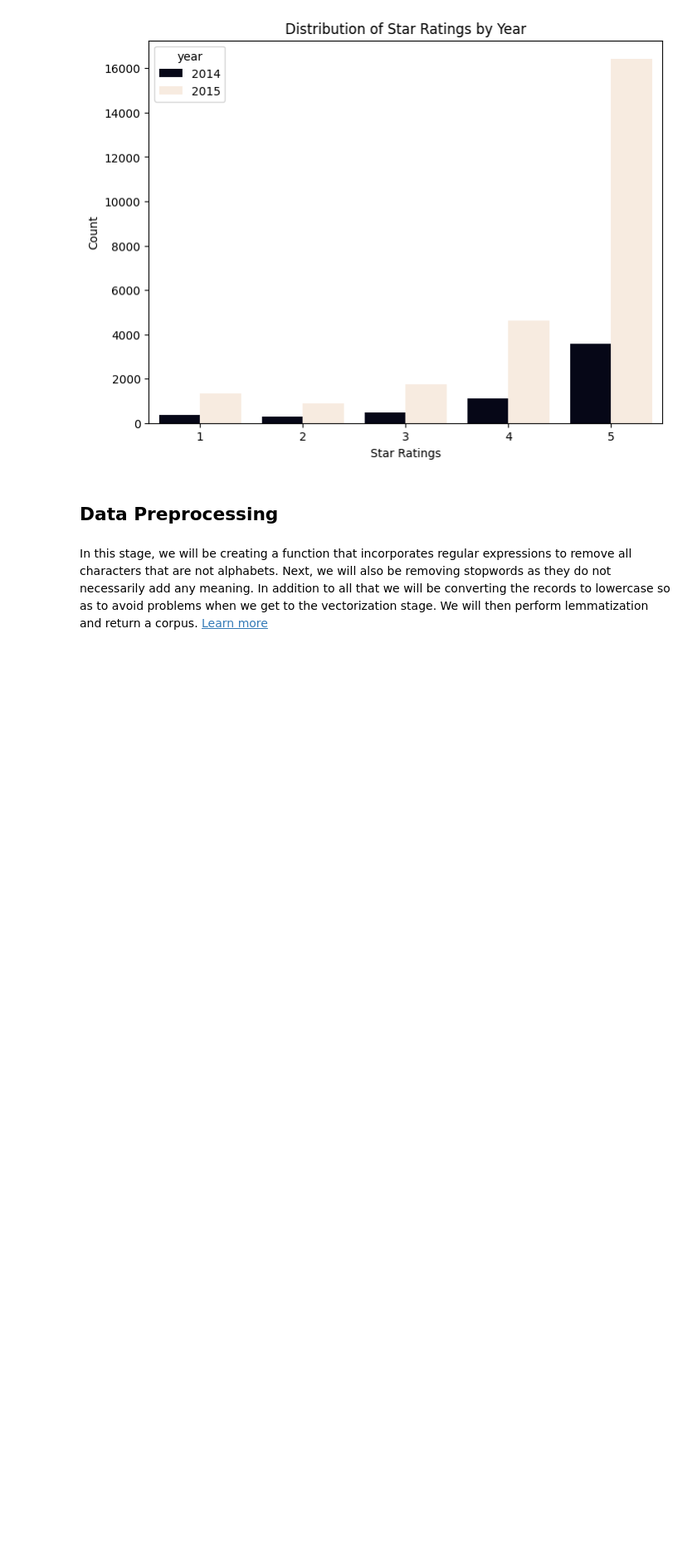
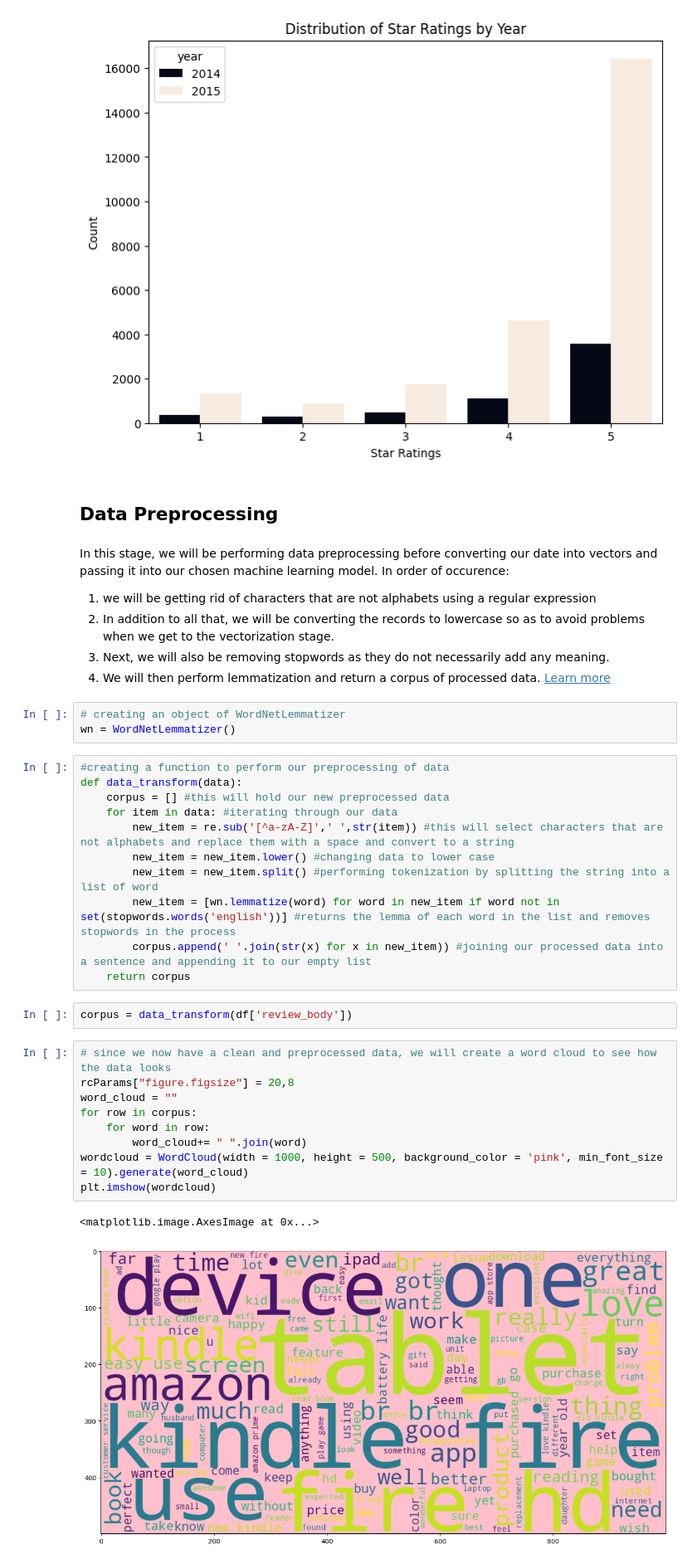
Before and after one commit to Odeyiany2/FLiT-Apprenticeship-Data-Science-Projects, a Jupyter notebook: Project_3 Sentiment-Analysis-for-Product-Reviews/Amazon_Product_Reviews (1).ipynb, the cells around one changed output. Shown at 83% size. Cells and saved outputs as stored; diff of their text form; blank space fills up the shorter version.

```diff
--- a/Project_3 Sentiment-Analysis-for-Product-Reviews/Amazon_Product_Reviews (1).ipynb
+++ b/Project_3 Sentiment-Analysis-for-Product-Reviews/Amazon_Product_Reviews (1).ipynb
@@ -215,4 +231,36 @@ plt.title("Distribution of Star Ratings by Year");
 # %% [markdown]
 ## **Data Preprocessing**
 # %% [markdown]
-In this stage, we will be creating a function that incorporates regular expressions to remove all characters that are not alphabets. Next, we will also be removing stopwords as they do not necessarily add any meaning. In addition to all that we will be converting the records to lowercase so as to avoid problems when we get to the vectorization stage. We will then perform lemmatization and return a corpus. [Learn more](https://www.analyticsvidhya.com/blog/2021/06/nlp-sentiment-analysis/)
+In this stage, we will be performing data preprocessing before converting our date into vectors and passing it into our chosen machine learning model. In order of occurence:
+1. we will be getting rid of characters that are not alphabets using a regular expression
+2. In addition to all that, we will be converting the records to lowercase so as to avoid problems when we get to the vectorization stage.
+3. Next, we will also be removing stopwords as they do not necessarily add any meaning.
+4. We will then perform lemmatization and return a corpus of processed data. [Learn more](https://www.analyticsvidhya.com/blog/2021/06/nlp-sentiment-analysis/)
+# %%
+# creating an object of WordNetLemmatizer
+wn = WordNetLemmatizer()
+# %%
+#creating a function to perform our preprocessing of data
+def data_transform(data):
+    corpus = [] #this will hold our new preprocessed data
+    for item in data: #iterating through our data
+        new_item = re.sub('[^a-zA-Z]',' ',str(item)) #this will select characters that are not alphabets and replace them with a space and convert to a string
+        new_item = new_item.lower() #changing data to lower case
+        new_item = new_item.split() #performing tokenization by splitting the string into a list of word
+        new_item = [wn.lemmatize(word) for word in new_item if word not in set(stopwords.words('english'))] #returns the lemma of each word in the list and removes stopwords in the process
+        corpus.append(' '.join(str(x) for x in new_item)) #joining our processed data into a sentence and appending it to our empty list
+    return corpus
+# %%
+corpus = data_transform(df['review_body'])
+# %%
+# since we now have a clean and preprocessed data, we will create a word cloud to see how the data looks
+rcParams["figure.figsize"] = 20,8
+word_cloud = ""
+for row in corpus:
+    for word in row:
+        word_cloud+= " ".join(word)
+wordcloud = WordCloud(width = 1000, height = 500, background_color = 'pink', min_font_size = 10).generate(word_cloud)
+plt.imshow(wordcloud)
+# %% [output]
+<matplotlib.image.AxesImage at 0x...>
+[figure, added]
```
Also changed, not shown: parts of 4 cells of this notebook.
